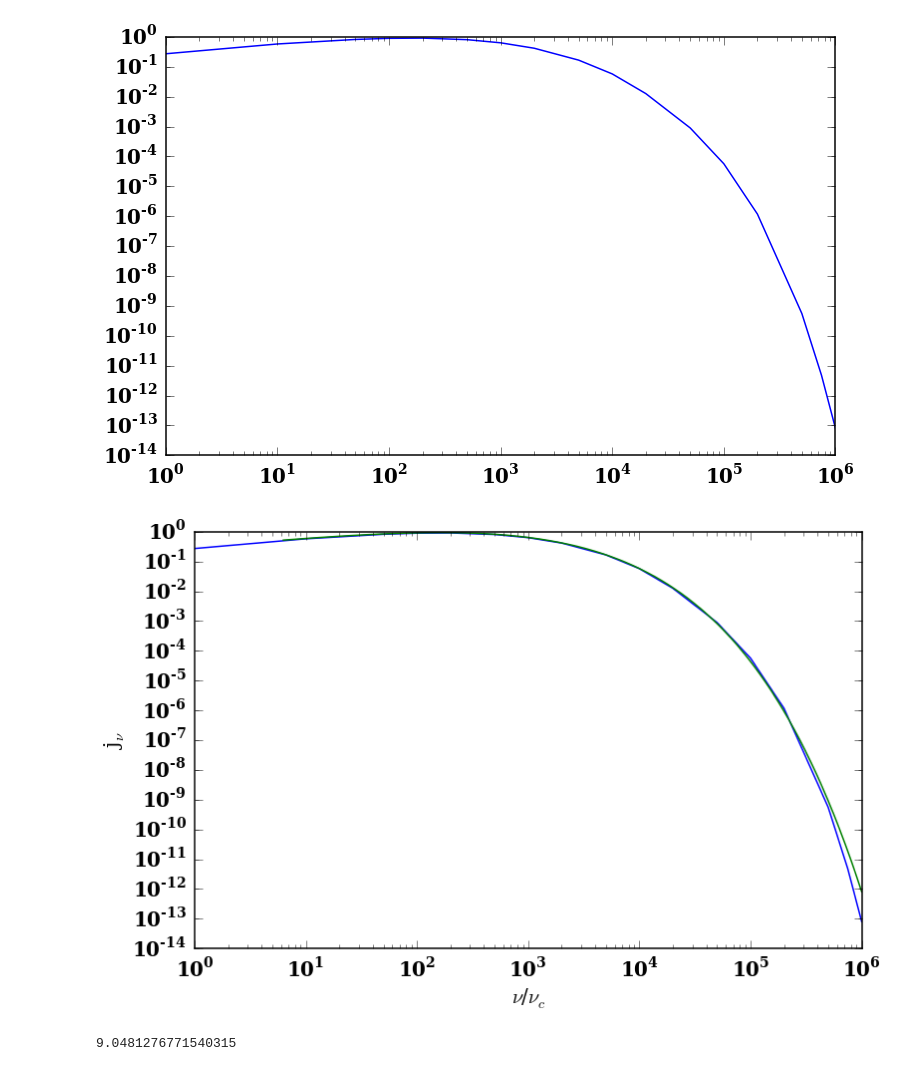
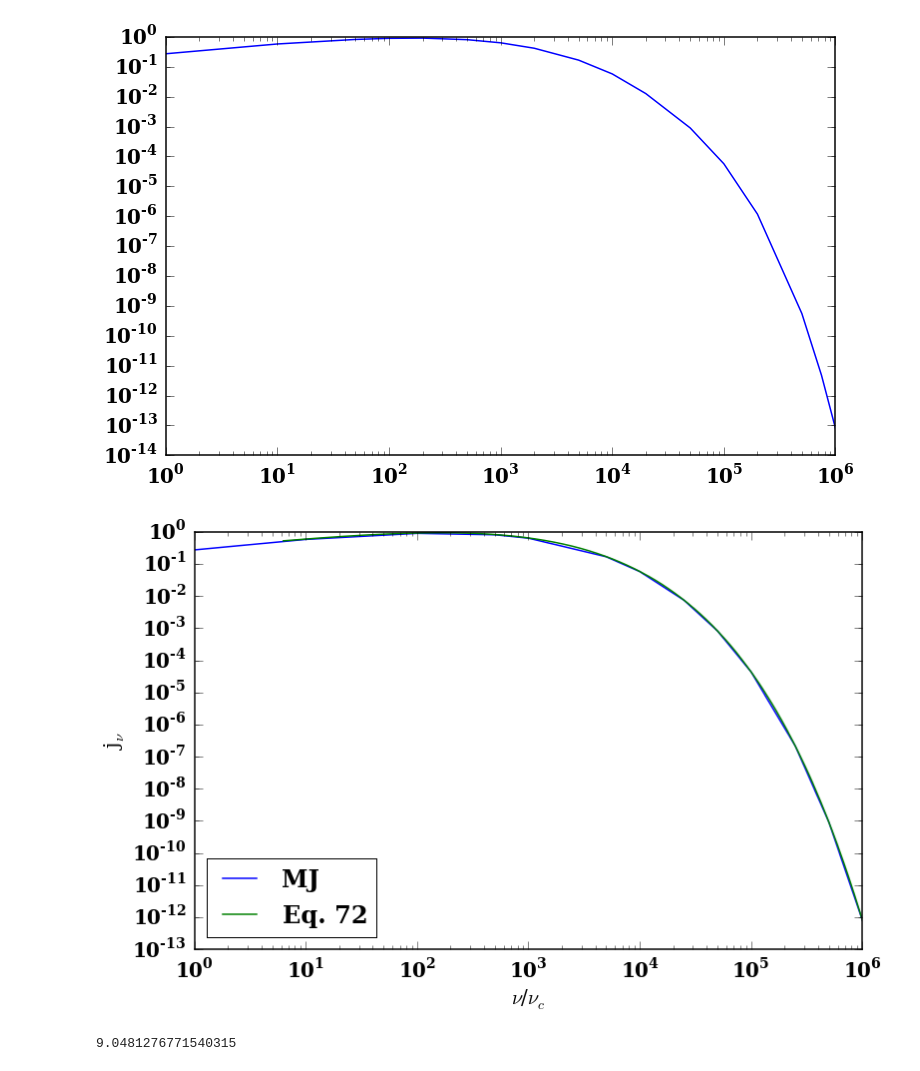
Before and after one commit to ZhaoweiZ/kappa_summer, a Jupyter notebook: thermal_dist.ipynb, the cells around one changed output. Saved outputs shown, nothing was run; the diff lists cells and outputs as text; code cells hidden in the pictures.

Commit message:
plot MJ and power law vs harmony output

```diff
--- a/thermal_dist.ipynb
+++ b/thermal_dist.ipynb
@@ -47,22 +47,18 @@ e = 1
 
 
 #constants in Gaussian cgs units (values from harmony)
-#m = 9.1e-28
-#c = 3e10
-#theta_e = 5.8e10
-#nu_c = 8.4e7
-#nu = 5e7
+#m = 9.1093826e-28
+#c = 2.99792458e10
+#e = 4.80320680e-10
+#B = 30.0
+#n_e = 100000.
 
 
-#variables to be set (frequency, observer angle, width of delta function, electron number density,
-# sum index n)
-
-
-theta = np.pi/3.
+theta = np.pi/36.
 epsilon = 0.01
 n_e = 1
 nu_c = e * B / (2. * np.pi * m * c)
-nu = 1000000. * nu_c
+nu = 100. * nu_c
 nu_s = (2./9.) * nu_c * theta_e**2 * np.sin(theta)
 
 #cos_xi = np.arange(-1., 1., 2./100)
@@ -165,7 +161,7 @@ def jnu_n_integral_62_one(n):
         jnu_integrand_62 = jnu_integrand_in_eq62(gamma, n)
         return jnu_integrand_62
 
-    ans_once = quad(jnu_integrand_in_eq62_gamma, gamma_dn_limit(n), gamma_up_limit(n))[0]
+    ans_once = quad(jnu_integrand_in_eq62_gamma, gamma_dn_limit(n), gamma_up_limit(n), epsabs = 1e-29)[0]
 
     return ans_once
 
@@ -228,25 +224,26 @@ pl.loglog(data[:,0], data[:,1])
 # %%
 def jnu_72(x):
     jnu_72_prefactor = n_e * np.sqrt(2) * np.pi * e**2 * nu_s / (3. * special.kn(2., 1./theta_e) * c)
     jnu_72_body = (np.sqrt(x/nu_s) + 2.**(11./12.) * (x/nu_s)**(1./6.))**2
     jnu_72_exp = np.exp(- (x/nu_s)**(1./3.))
     jnu_approximation_72 = jnu_72_prefactor * jnu_72_body * jnu_72_exp
 
     return jnu_approximation_72
 
 x = np.arange(10, 1000000*nu_c, 1)
 pl.xlabel("$\\nu$/$\\nu_c$")
 pl.ylabel("j$_\\nu$")
 
-data = np.loadtxt('/Users/zhaoweizhang/Documents/summer_new/data_with_geo_average_thermal.txt')
+data = np.loadtxt('/Users/zhaoweizhang/Documents/summer_new/alex_data/thermal_data_with_error_10_29.txt')
 
 #since we are plotting nu/nu_c, and X = nu/nu_s, we
 #need to plot (X * nu_s)/nu_c, eq_72(X)
-pl.loglog(data[:, 0], data[:, 1])
-pl.loglog(x/nu_c, jnu_72(x))
+pl.loglog(data[:, 0], data[:, 1], label = 'MJ')
+pl.loglog(x/nu_c, jnu_72(x), label = 'Eq. 72')
+pl.legend(loc = 'lower left')
 pl.show()
 # %% [output]
-[figure, old version]
+[figure, new version]
 # %%
 def jnu_compare_62_vs_72(n_max_sum):
     ans =(jnu_72(nu)/jnu_62_sum_to_n_max_integral_to_n_limit(n_max_sum)) - 1.
```
Also changed, not shown: parts of 4 cells of this notebook, 7 other files.
